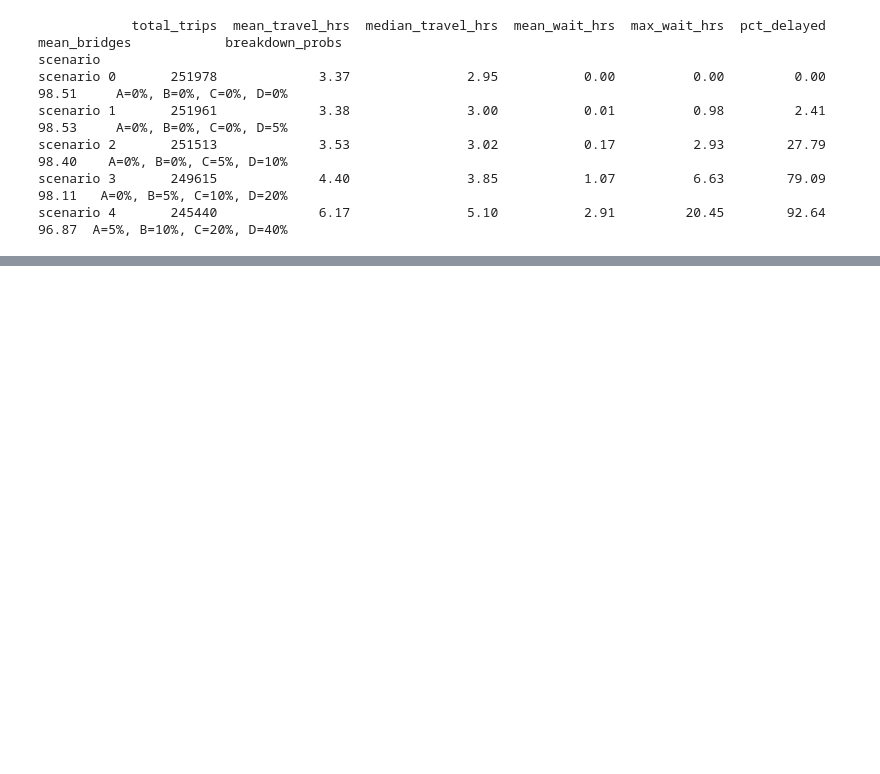
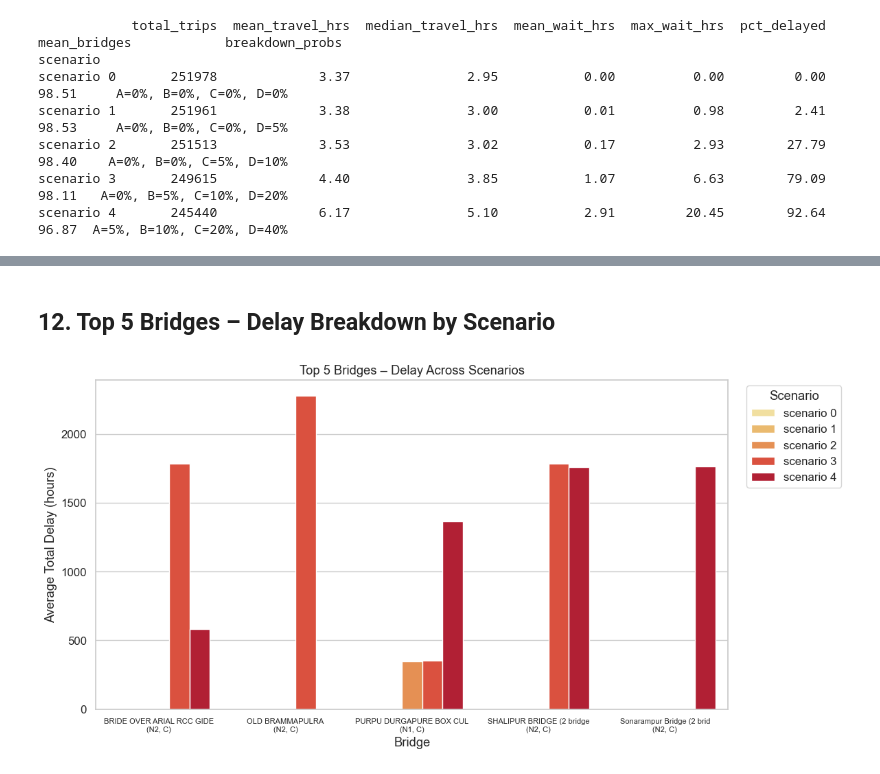
Before and after one commit to taufik-my/ASIM_Team14, a Jupyter notebook: EPA133a-G14-A3/notebook/experiment_analysis.ipynb, the cells around one changed output, grey strips where cells are left out. Saved outputs shown, nothing was run; the diff lists cells and outputs as text; code cells hidden in the pictures; blank space fills up the shorter version.

```diff
--- a/EPA133a-G14-A3/notebook/experiment_analysis.ipynb
+++ b/EPA133a-G14-A3/notebook/experiment_analysis.ipynb
@@ -242,0 +381,27 @@ scenario 4       245440             6.17               5.10           2.91
+# %% [markdown]
+## 12. Top 5 Bridges – Delay Breakdown by Scenario
+# %%
+# Show how the top 5 bridges' delay varies across scenarios
+top5_ids = top5_overall['bridge_id'].tolist()
+top5_names = dict(zip(top5_overall['bridge_id'], top5_overall['label']))
+
+df_top_across = df_bridges[df_bridges['bridge_id'].isin(top5_ids)].copy()
+df_top_across['label'] = df_top_across['bridge_id'].map(top5_names)
+
+# Average delay per bridge per scenario
+pivot = df_top_across.groupby(['scenario', 'label'])['total_delay_hrs'].mean().reset_index()
+
+fig, ax = plt.subplots(figsize=(12, 6))
+sns.barplot(data=pivot, x='label', y='total_delay_hrs', hue='scenario',
+            hue_order=[f'scenario {i}' for i in range(5)],
+            palette='YlOrRd', ax=ax)
+ax.set_xlabel('Bridge')
+ax.set_ylabel('Average Total Delay (hours)')
+ax.set_title('Top 5 Bridges – Delay Across Scenarios')
+ax.legend(title='Scenario', bbox_to_anchor=(1.02, 1), loc='upper left')
+plt.xticks(rotation=0, fontsize=8)
+plt.tight_layout()
+plt.savefig(os.path.join(IMG_DIR, 'top5_bridges_across_scenarios.png'), dpi=150, bbox_inches='tight')
+plt.show()
+# %% [output]
+[figure, added]
```
Also changed, not shown: parts of 10 cells of this notebook, 15 other files.
